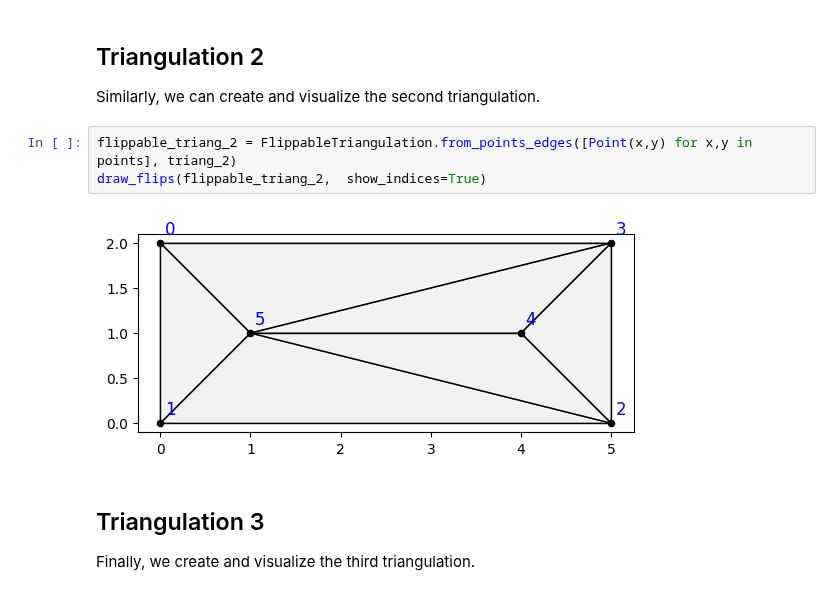
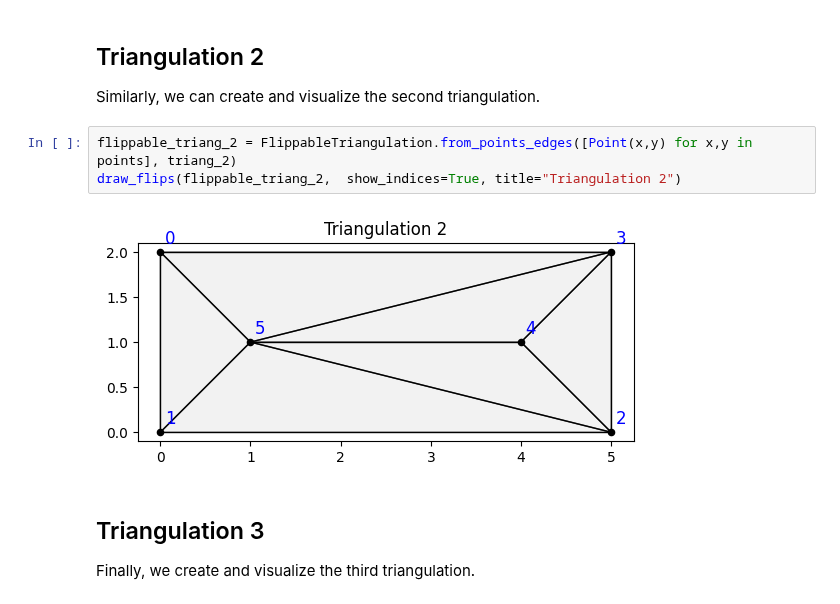
Before and after one commit to CG-SHOP/pyutils26, a Jupyter notebook: example_verification.ipynb, the cells around one changed output. Cells and saved outputs as stored; diff of their text form.

```diff
--- a/example_verification.ipynb
+++ b/example_verification.ipynb
@@ -52,9 +52,9 @@ draw_flips(flippable_triang_1, show_indices=True )
 Similarly, we can create and visualize the second triangulation.
 # %%
 flippable_triang_2 = FlippableTriangulation.from_points_edges([Point(x,y) for x,y in points], triang_2)
-draw_flips(flippable_triang_2,  show_indices=True)
+draw_flips(flippable_triang_2,  show_indices=True, title="Triangulation 2")
 # %% [output]
-[figure, old version]
+[figure, new version]
 # %% [markdown]
 ## Triangulation 3
 
```
Also changed, not shown: parts of 5 cells of this notebook, 1 other file.
